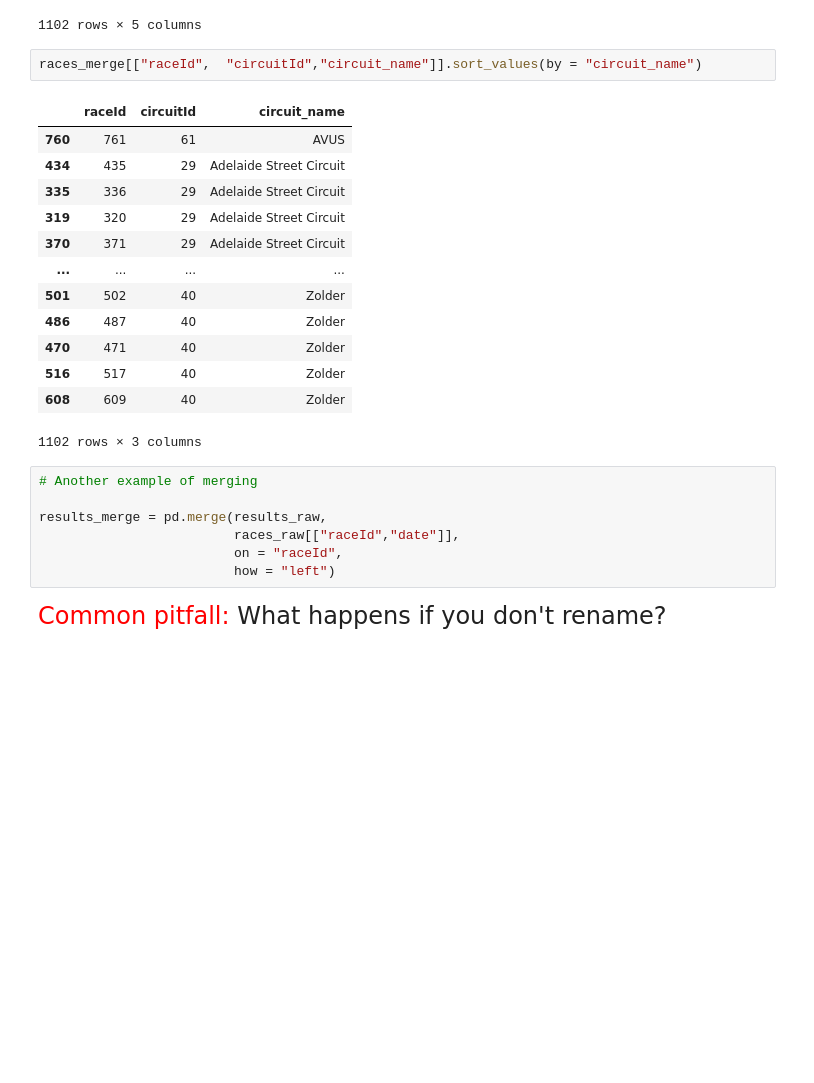
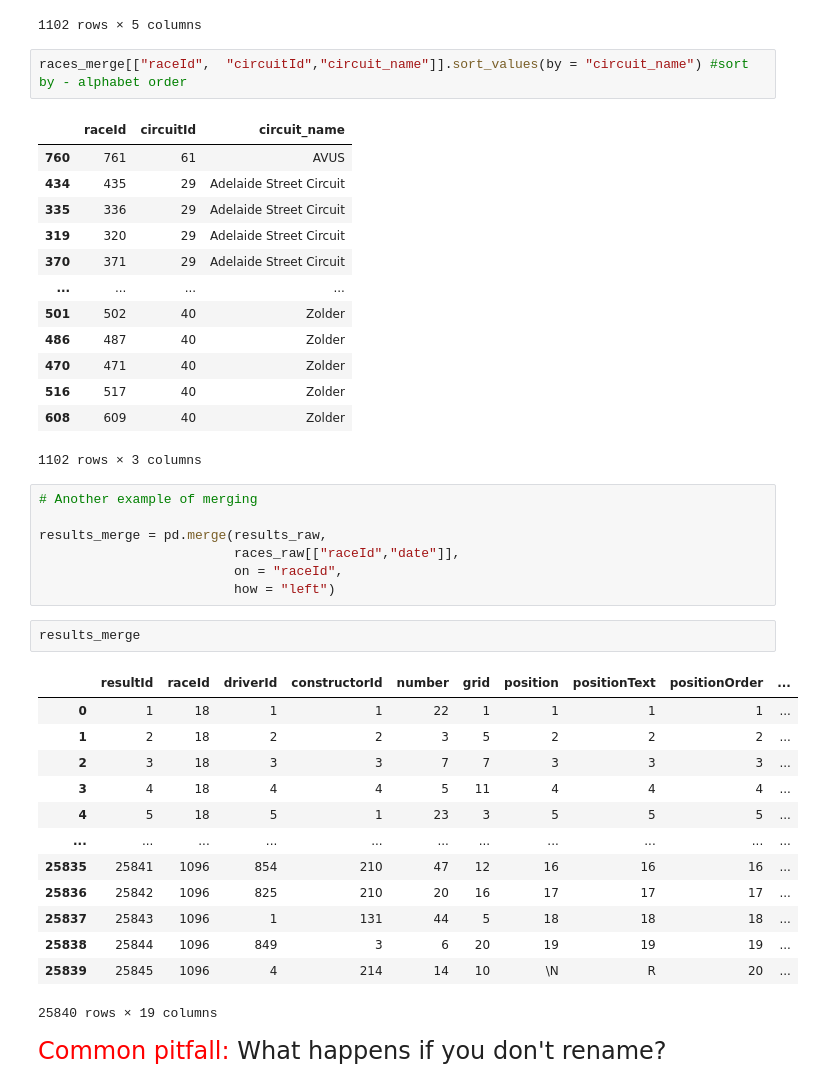
Before and after one commit to wendyguer1/qtm151spring2024, a Jupyter notebook: lecture_15/lecture_15.ipynb, the cells around one changed output. Saved outputs shown, nothing was run; the diff lists cells and outputs as text; blank space fills up the shorter version.

```diff
--- a/lecture_15/lecture_15.ipynb
+++ b/lecture_15/lecture_15.ipynb
@@ -299,7 +299,7 @@ races_merge
 | 1101 | 1120 | 2023 | 24 | Yas Marina Circuit | Abu Dhabi |
 1102 rows × 5 columns
 # %%
-races_merge[["raceId",  "circuitId","circuit_name"]].sort_values(by = "circuit_name")
+races_merge[["raceId",  "circuitId","circuit_name"]].sort_values(by = "circuit_name") #sort by - alphabet order
 # %% [output]
 |  | raceId | circuitId | circuit_name |
 | 760 | 761 | 61 | AVUS |
@@ -321,6 +321,22 @@ results_merge = pd.merge(results_raw,
                          races_raw[["raceId","date"]],
                          on = "raceId",
                          how = "left")
+# %%
+results_merge
+# %% [output]
+|  | resultId | raceId | driverId | constructorId | number | grid | position | positionText | positionOrder | ... |
+| 0 | 1 | 18 | 1 | 1 | 22 | 1 | 1 | 1 | 1 | ... |
+| 1 | 2 | 18 | 2 | 2 | 3 | 5 | 2 | 2 | 2 | ... |
+| 2 | 3 | 18 | 3 | 3 | 7 | 7 | 3 | 3 | 3 | ... |
+| 3 | 4 | 18 | 4 | 4 | 5 | 11 | 4 | 4 | 4 | ... |
+| 4 | 5 | 18 | 5 | 1 | 23 | 3 | 5 | 5 | 5 | ... |
+| ... | ... | ... | ... | ... | ... | ... | ... | ... | ... | ... |
+| 25835 | 25841 | 1096 | 854 | 210 | 47 | 12 | 16 | 16 | 16 | ... |
+| 25836 | 25842 | 1096 | 825 | 210 | 20 | 16 | 17 | 17 | 17 | ... |
+| 25837 | 25843 | 1096 | 1 | 131 | 44 | 5 | 18 | 18 | 18 | ... |
+| 25838 | 25844 | 1096 | 849 | 3 | 6 | 20 | 19 | 19 | 19 | ... |
+| 25839 | 25845 | 1096 | 4 | 214 | 14 | 10 | \N | R | 20 | ... |
+25840 rows × 19 columns
 # %% [markdown]
 <font size = "5">
 <span style="color:red"> Common pitfall: </span> What happens if you don't rename?
```
Also changed, not shown: parts of 7 cells of this notebook, 1 other file.
